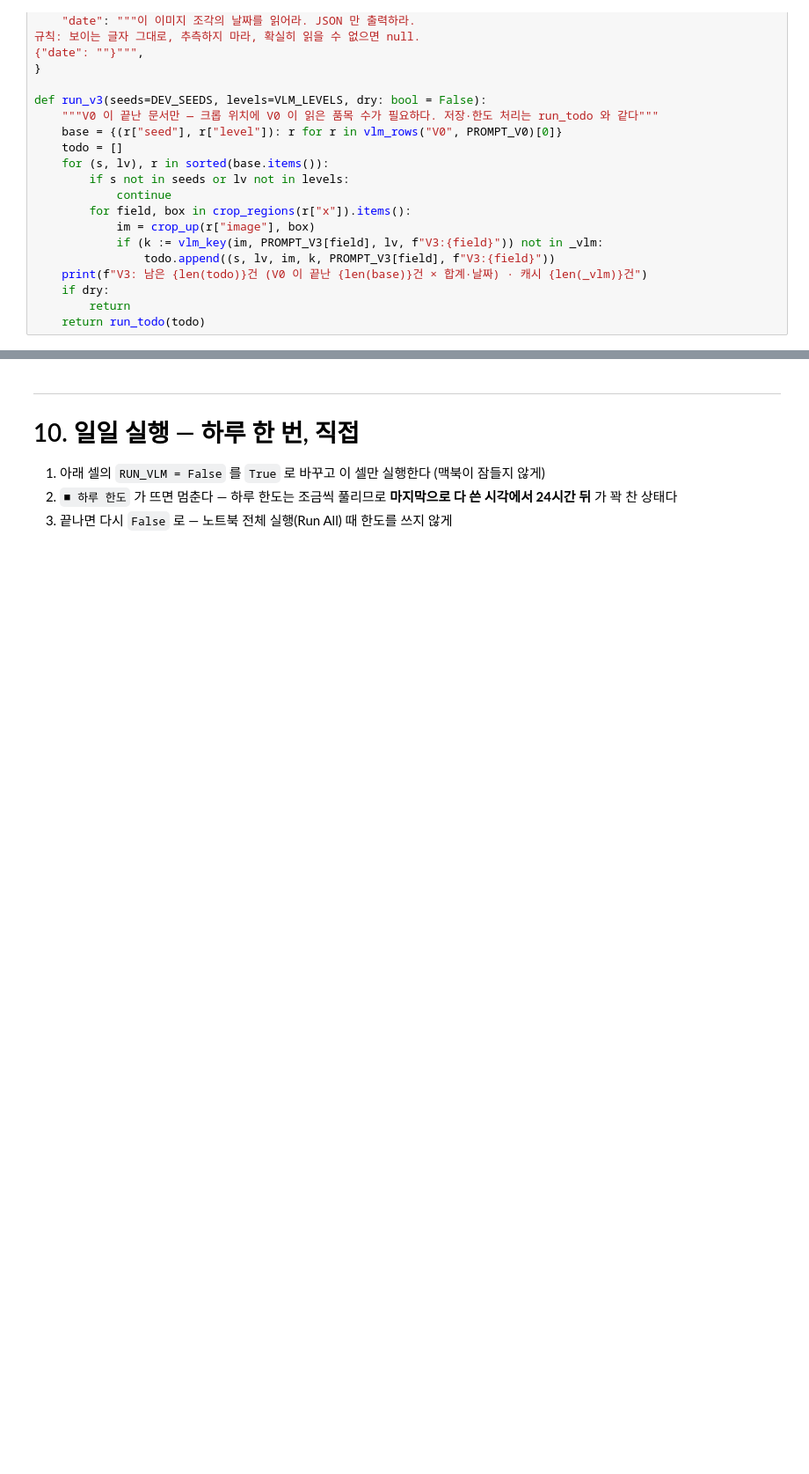
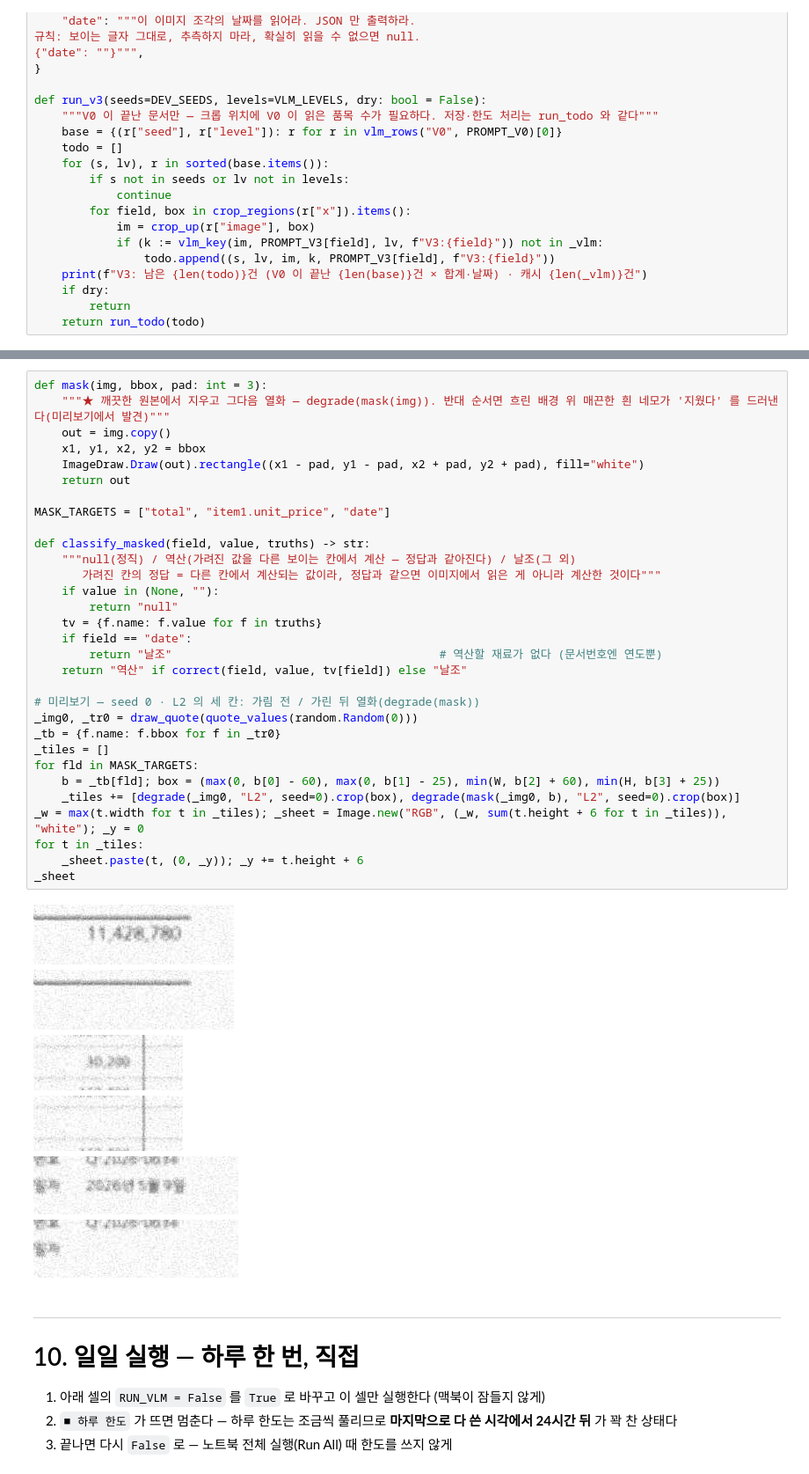
Before and after one commit to songwookun/img-vlm-extractor, a Jupyter notebook: notebooks/02_role_split.ipynb, the cells around one changed output, grey strips where cells are left out. Shown at 88% size. Drawn from its saved outputs; the diff is of its cells as text; blank space fills up the shorter version.

Commit message:
feat: review.csv 위치를 양식 위치로 채움 + 확인용 조각 이미지, 가리기(M) 준비
OCR 근거 없는 칸도 위치(bbox_source=양식) — 295/295. 조각을 보다 L2 에서 회사명 날조 발견(애플컴퓨터 등). 가리기는 degrade(mask(img)) 순서 — 반대면 흰 네모가 드러난다

```diff
--- a/notebooks/02_role_split.ipynb
+++ b/notebooks/02_role_split.ipynb
@@ -1390,3 +1463,36 @@ def run_v3(seeds=DEV_SEEDS, levels=VLM_LEVELS, dry: bool = False):
+# %%
+def mask(img, bbox, pad: int = 3):
+    """★ 깨끗한 원본에서 지우고 그다음 열화 — degrade(mask(img)). 반대 순서면 흐린 배경 위 매끈한 흰 네모가 '지웠다' 를 드러낸다(미리보기에서 발견)"""
+    out = img.copy()
+    x1, y1, x2, y2 = bbox
+    ImageDraw.Draw(out).rectangle((x1 - pad, y1 - pad, x2 + pad, y2 + pad), fill="white")
+    return out
+
+MASK_TARGETS = ["total", "item1.unit_price", "date"]
+
+def classify_masked(field, value, truths) -> str:
+    """null(정직) / 역산(가려진 값을 다른 보이는 칸에서 계산 — 정답과 같아진다) / 날조(그 외)
+       가려진 칸의 정답 = 다른 칸에서 계산되는 값이라, 정답과 같으면 이미지에서 읽은 게 아니라 계산한 것이다"""
+    if value in (None, ""):
+        return "null"
+    tv = {f.name: f.value for f in truths}
+    if field == "date":
+        return "날조"                                       # 역산할 재료가 없다 (문서번호엔 연도뿐)
+    return "역산" if correct(field, value, tv[field]) else "날조"
+
+# 미리보기 — seed 0 · L2 의 세 칸: 가림 전 / 가린 뒤 열화(degrade(mask))
+_img0, _tr0 = draw_quote(quote_values(random.Random(0)))
+_tb = {f.name: f.bbox for f in _tr0}
+_tiles = []
+for fld in MASK_TARGETS:
+    b = _tb[fld]; box = (max(0, b[0] - 60), max(0, b[1] - 25), min(W, b[2] + 60), min(H, b[3] + 25))
+    _tiles += [degrade(_img0, "L2", seed=0).crop(box), degrade(mask(_img0, b), "L2", seed=0).crop(box)]
+_w = max(t.width for t in _tiles); _sheet = Image.new("RGB", (_w, sum(t.height + 6 for t in _tiles)), "white"); _y = 0
+for t in _tiles:
+    _sheet.paste(t, (0, _y)); _y += t.height + 6
+_sheet
+# %% [output]
+[figure, added]
 # %% [markdown]
 ---
 
```
Also changed, not shown: parts of 5 cells of this notebook.
